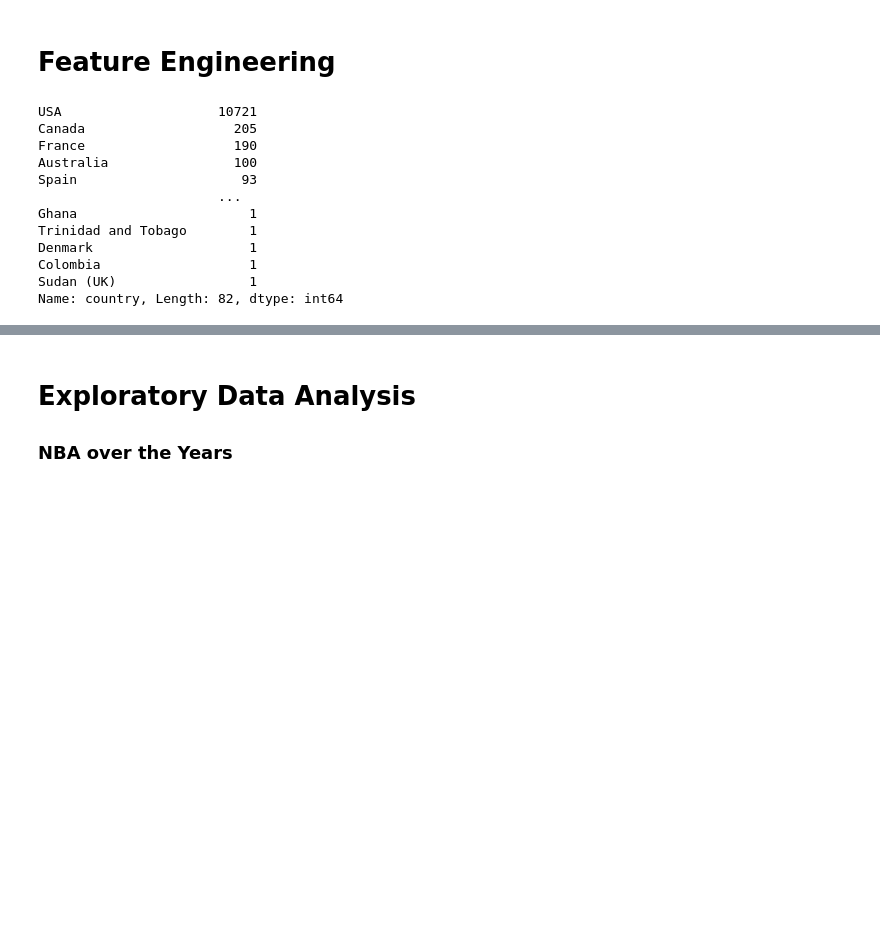
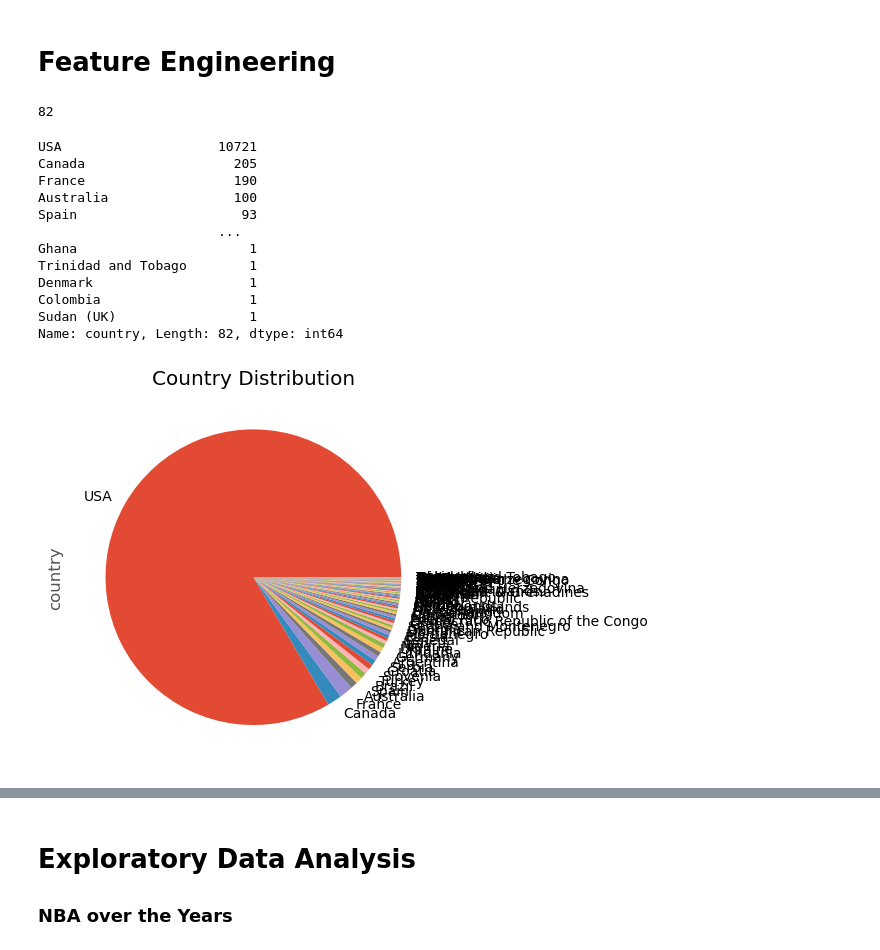
Before and after one commit to leonemma/NBA-stats-1996-2021, a Jupyter notebook: NBA players stats.ipynb, the cells around one changed output, grey strips where cells are left out. Cells and saved outputs as stored; diff of their text form; code cells hidden in the pictures; blank space fills up the shorter version.

```diff
--- a/NBA players stats.ipynb
+++ b/NBA players stats.ipynb
@@ -208,20 +190,28 @@ plt.show()
 # %% [markdown]
 # Feature Engineering
 # %%
+print(df['country'].nunique())
 df['country'].value_counts()
 # %% [output]
-USA                    10721
-Canada                   205
-France                   190
-Australia                100
-Spain                     93
-                       ...
-Ghana                      1
-Trinidad and Tobago        1
-Denmark                    1
-Colombia                   1
-Sudan (UK)                 1
-Name: country, Length: 82, dtype: int64
+82
+USA                    10721
+Canada                   205
+France                   190
+Australia                100
+Spain                     93
+                       ...
+Ghana                      1
+Trinidad and Tobago        1
+Denmark                    1
+Colombia                   1
+Sudan (UK)                 1
+Name: country, Length: 82, dtype: int64
+# %%
+df['country'].value_counts().plot.pie()
+plt.title('Country Distribution')
+plt.show()
+# %% [output]
+[figure, added]
 # %%
 df['country'] = np.where(df['country'] != 'USA', 'Other','USA')
 # %%
```
Also changed, not shown: parts of 40 cells of this notebook.
